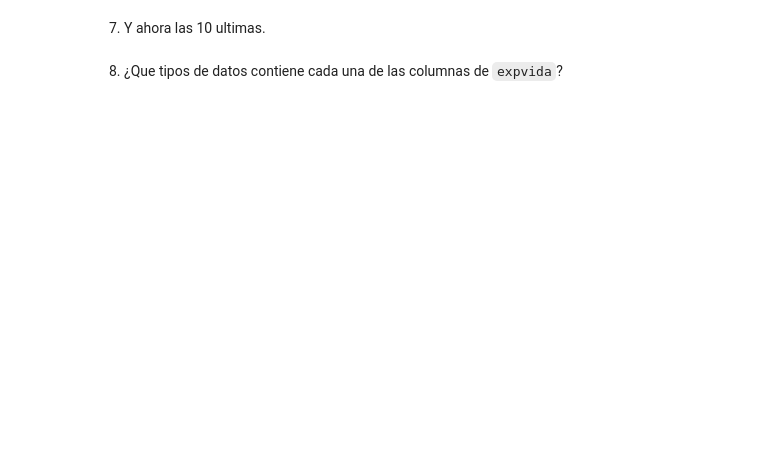
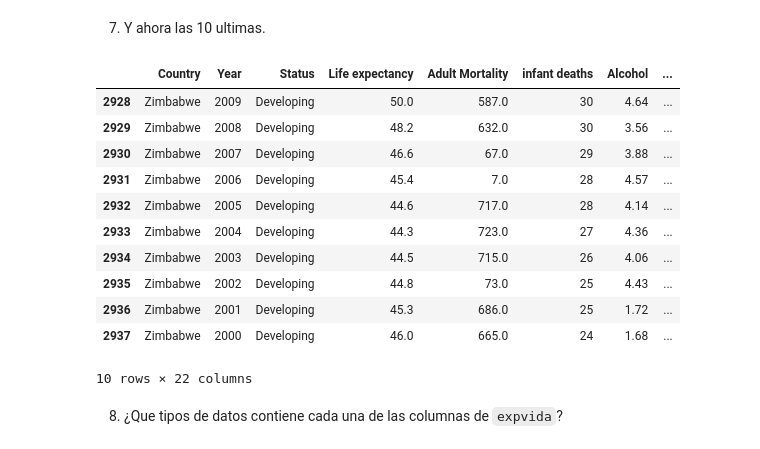
Before and after one commit to MelisaAC/YPF-INGENIAS-DATA-SCIENCE-2024, a Jupyter notebook: Notebook_7.ipynb, the cells around one changed output. Cells and saved outputs as stored; diff of their text form; code cells hidden in the pictures; blank space fills up the shorter version.

```diff
--- a/Notebook_7.ipynb
+++ b/Notebook_7.ipynb
@@ -12,6 +15,7 @@ Una buena practica a la hora de escribir codigo es de comentar siempre que estoy
 2) Lee el archivo csv `life_expectancy_data` usando `pandas`. Guardalo en una variable llamada `expvida`.
 # %%
 # Leo los datos en un DataFrame
+expvida=pd.read_csv('BBDD_EDV.csv',delimiter=',')
 # %% [markdown]
 3) ¿Que tipo de estructura de datos contiene la variable `expvida`?
 # %%
@@ -36,6 +58,20 @@ Una buena practica a la hora de escribir codigo es de comentar siempre que estoy
 7) Y ahora las 10 ultimas.
 # %%
 # Inspecciono las ultimas filas
+expvida.tail(10)
+# %% [output]
+|  | Country | Year | Status | Life expectancy | Adult Mortality | infant deaths | Alcohol | ... |
+| 2928 | Zimbabwe | 2009 | Developing | 50.0 | 587.0 | 30 | 4.64 | ... |
+| 2929 | Zimbabwe | 2008 | Developing | 48.2 | 632.0 | 30 | 3.56 | ... |
+| 2930 | Zimbabwe | 2007 | Developing | 46.6 | 67.0 | 29 | 3.88 | ... |
+| 2931 | Zimbabwe | 2006 | Developing | 45.4 | 7.0 | 28 | 4.57 | ... |
+| 2932 | Zimbabwe | 2005 | Developing | 44.6 | 717.0 | 28 | 4.14 | ... |
+| 2933 | Zimbabwe | 2004 | Developing | 44.3 | 723.0 | 27 | 4.36 | ... |
+| 2934 | Zimbabwe | 2003 | Developing | 44.5 | 715.0 | 26 | 4.06 | ... |
+| 2935 | Zimbabwe | 2002 | Developing | 44.8 | 73.0 | 25 | 4.43 | ... |
+| 2936 | Zimbabwe | 2001 | Developing | 45.3 | 686.0 | 25 | 1.72 | ... |
+| 2937 | Zimbabwe | 2000 | Developing | 46.0 | 665.0 | 24 | 1.68 | ... |
+10 rows × 22 columns
 # %% [markdown]
 8) ¿Que tipos de datos contiene cada una de las columnas de `expvida`?
 # %%
```
Also changed, not shown: parts of 11 cells of this notebook.
